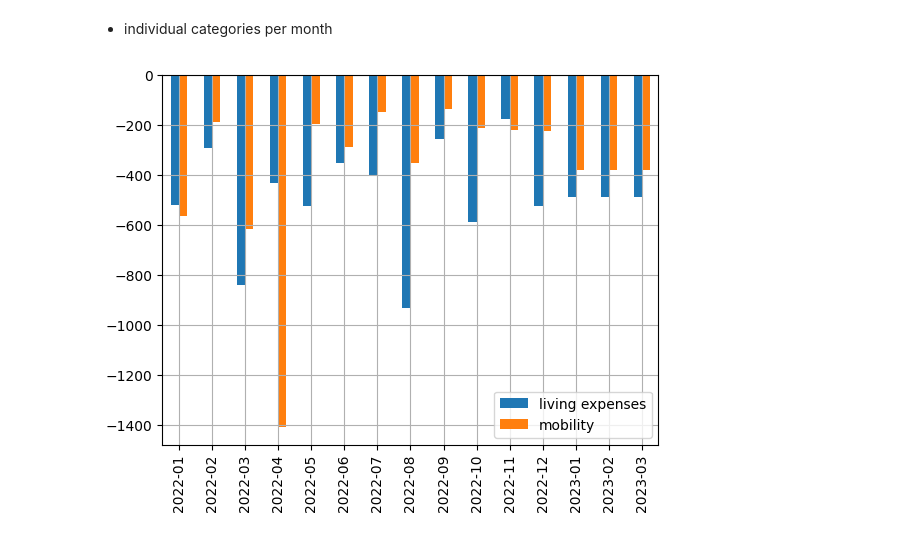
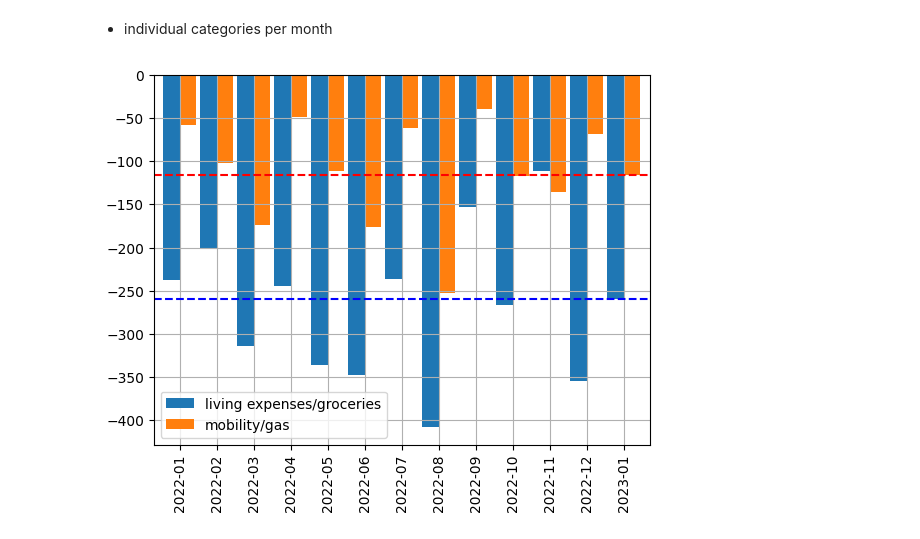
Before and after one commit to gerritnowald/budget_book, a Jupyter notebook: analysis.ipynb, the cells around one changed output. Cells and saved outputs as stored; diff of their text form; code cells hidden in the pictures.

```diff
--- a/analysis.ipynb
+++ b/analysis.ipynb
@@ -154,8 +159,10 @@ plt.show()
 # %% [markdown]
 - individual categories per month
-# %%
-df_plot.plot.bar(y=['living expenses','mobility'])
-plt.grid()
-plt.show()
-# %% [output]
-[figure, removed]
+# %%
+df_plot_fine.plot.bar(y=['living expenses/groceries','mobility/gas'], width=0.9)
+plt.axhline(y=sum_cat_month.loc['living expenses/groceries',clm['mean_month']], color='b', linestyle='--')
+plt.axhline(y=sum_cat_month.loc['mobility/gas',clm['mean_month']], color='r', linestyle='--')
+plt.grid()
+plt.show()
+# %% [output]
+[figure, added]
```
Also changed, not shown: parts of 12 cells of this notebook, 1 other file.
